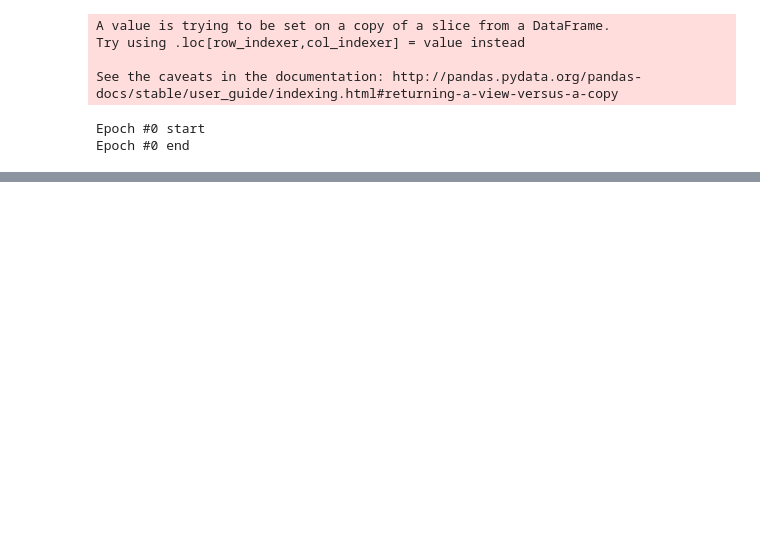
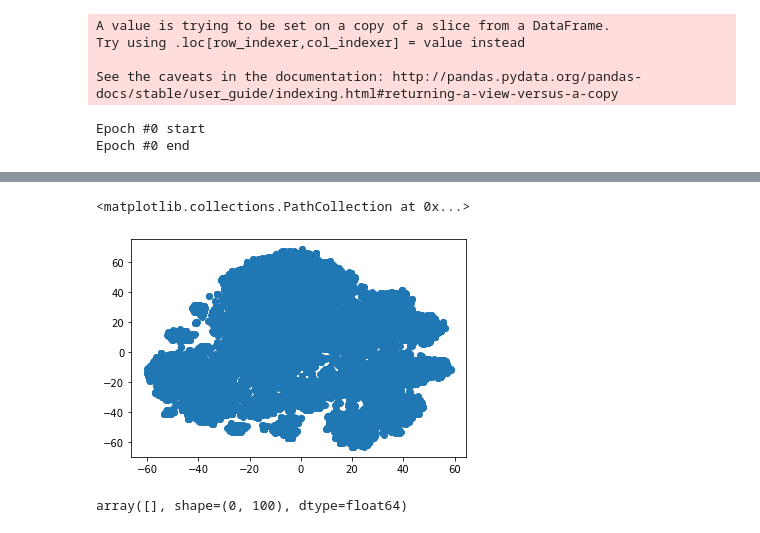
Before and after one commit to aabrahamson3/beer30, a Jupyter notebook: Doc2Vec.ipynb, the cells around one changed output, grey strips where cells are left out. Drawn from its saved outputs; the diff is of its cells as text; code cells hidden in the pictures; blank space fills up the shorter version.

Commit message:
worked on tnse visualizations

```diff
--- a/Doc2Vec.ipynb
+++ b/Doc2Vec.ipynb
@@ -27,13 +27,18 @@ letters = list('abcdefghijklmnopqrstuvwxyz')
 numbers = list('0123456789')
 words = ['oz', 'ml', 'pour', 'poured', 'bottle', 'can', 'ounce',\
          'bomber', 'botttle', 'stubby', 'ouncer', 'pouring', 'growler', 'snifter',\
-         'tulip', 'bottled', 'brewery'] # ADD MORE
+         'tulip', 'bottled', 'brewery', 'pint'] # ADD MORE
 stop_words = stop_words.union(set(letters)).union(set(numbers)).union(set(words))
 my_stop_words = text.ENGLISH_STOP_WORDS.union(stop_words)
 
 def tag_docs(docs):
     results = docs.apply(lambda r: TaggedDocument(words=preprocessor(r['text']), tags=[str(r['id'])]), axis=1)
     return results.tolist()
+def stem_tag_docs(docs):
+    ls = LancasterStemmer()
+    results = docs.apply(lambda r: TaggedDocument(words=preprocessor_and_stem(r['text']), tags=[str(r['id'])]), axis=1)
+    return results.tolist()
+
 def preprocessor(text):
     # uses gensim simple_preprocess and then removes stop words
     simple = simple_preprocess(text)
@@ -41,8 +46,8 @@ def preprocessor(text):
     return result
 def preprocessor_and_stem(text):
     # uses gensim simple_preprocess and then removes stop words
-    ls = LancasterStemmer()
     simple = simple_preprocess(text)
     result = [ls.stem(word) for word in simple if not word in my_stop_words]
+#     print('stemmed')
     return result
 # %%
@@ -139,0 +167,17 @@ d2v_test
+# %%
+doc_tags = list(model.docvecs.doctags.keys())
+X = model[doc_tags]
+# %%
+tsne = TSNE(n_components=2)
+X_tsne = tsne.fit_transform(X)
+# %%
+df = pd.DataFrame(X_tsne, index=doc_tags, columns=['x', 'y'])
+# %%
+plt.scatter(df['x'], df['y'])
+# %% [output]
+<matplotlib.collections.PathCollection at 0x...>
+[figure, added]
+# %%
+model.docvecs.vectors
+# %% [output]
+array([], shape=(0, 100), dtype=float64)
```
Also changed, not shown: parts of 20 cells of this notebook.
